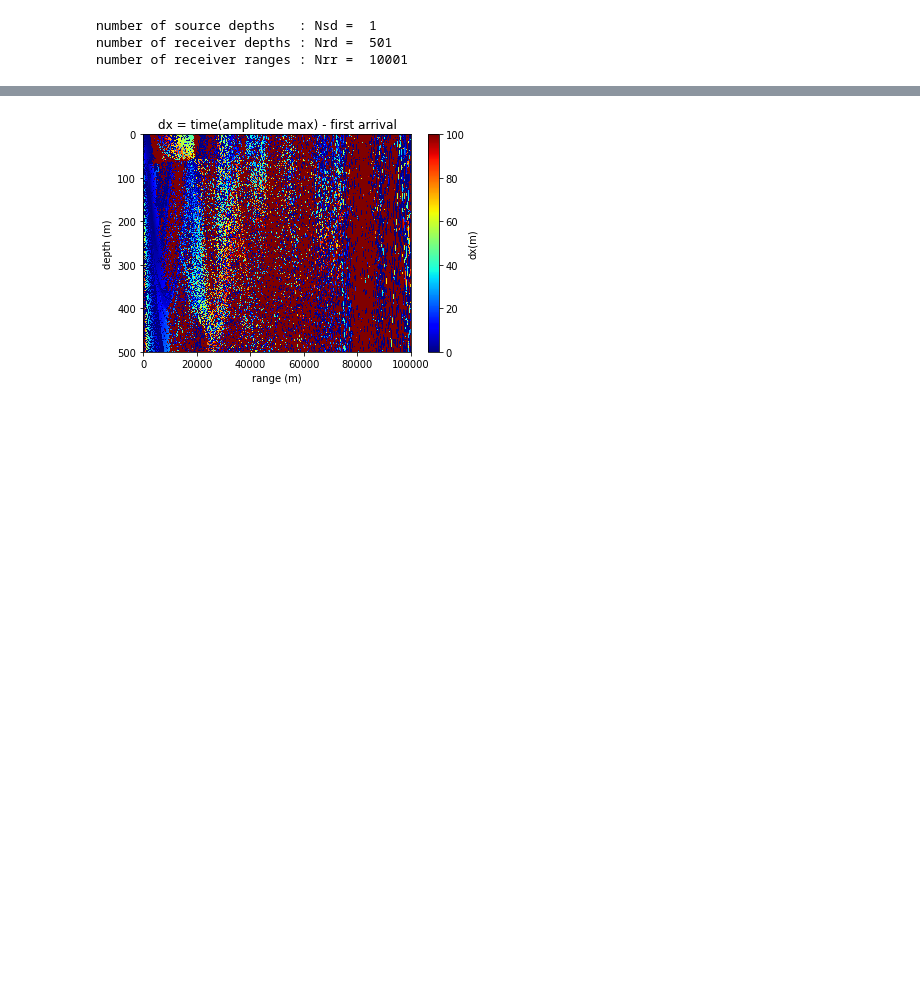
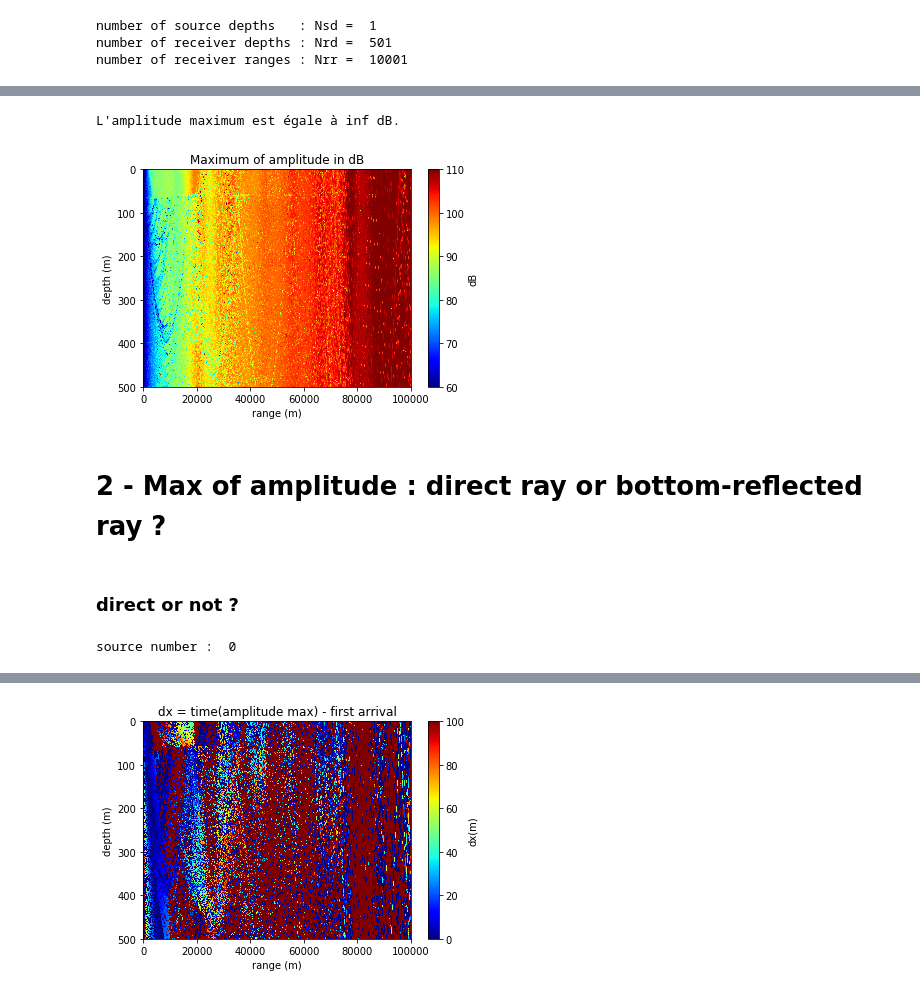
Before and after one commit to ponchama/Cognac_Acoustique, a Jupyter notebook: Bellhop/Arrival_times.ipynb, the cells around one changed output, grey strips where cells are left out. Saved outputs shown, nothing was run; the diff lists cells and outputs as text; code cells hidden in the pictures; blank space fills up the shorter version.

Commit message:
several maps from .arr + celerity map

```diff
--- a/Bellhop/Arrival_times.ipynb
+++ b/Bellhop/Arrival_times.ipynb
@@ -222,0 +147,46 @@ s.plotarr(Arr, Pos, irr, ird, isd)
+# %%
+Max_A_dB  = -20.0*np.log10( Max_A )
+plt.pcolormesh(R, Z, Max_A_dB[:,:,isd].T, cmap='jet')
+plt.title ('Maximum of amplitude in dB')
+plt.xlabel("range (m)")
+plt.ylabel("depth (m)")
+cbar = plt.colorbar()
+cbar.set_label("dB")
+plt.clim([60,110])
+plt.gca().invert_yaxis()
+
+print("L'amplitude maximum est égale à %.1f dB." %np.max(Max_A_dB[:,:,isd]))
+# %% [output]
+L'amplitude maximum est égale à inf dB.
+[figure, added]
+# %% [markdown]
+# 2 - Max of amplitude : direct ray  or bottom-reflected ray ?
+# %% [markdown]
+### direct or not ?
+# %%
+# for all sources and all receivers
+# Dir : direct : -1 // reflechis fond : 1 ou nbre de reflections
+# Nb_ref : nbre de reflections
+
+c = 1500     # celerity (m/s)
+Dir = np.zeros( (Nrr, Nrd, Nsd) )
+Nb_ref = np.zeros( (Nrr, Nrd, Nsd) )
+
+for isd1 in range (Nsd):
+    for ird1 in range (Nrd) :
+        for irr1 in range (Nrr) :
+            Narr = int(Arr['Narr'][irr1, ird1, isd1])
+            if not Narr ==0 :
+                A = abs(Arr['A'][irr1, :Narr, ird1, isd1])
+                NumBotBnc = Arr['NumBotBnc'][irr1,:Narr, ird1, isd1]
+                NumTopBnc = Arr['NumTopBnc'][irr1,:Narr, ird1, isd1]
+                n_bot_max = NumBotBnc[np.where(A==np.max(A))][0]  # NumBotBnc of ray with max of amplitude
+                n_top_max = NumTopBnc[np.where(A==np.max(A))][0]
+
+                Nb_ref [irr1, ird1, isd1] = n_bot_max + n_top_max
+                if n_bot_max ==0 :
+                    Dir [irr1, ird1, isd1] = -1
+                else :
+                    Dir [irr1,ird1,isd1] = 1
+# %% [output]
+source number :  0
```
Also changed, not shown: parts of 38 cells of this notebook, 1 other file.
